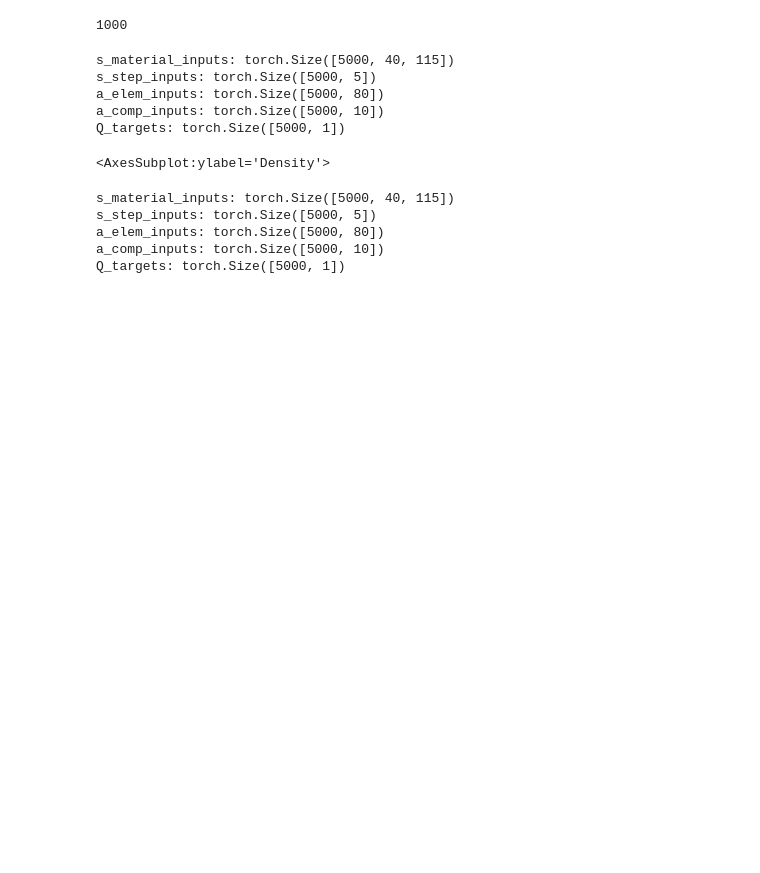
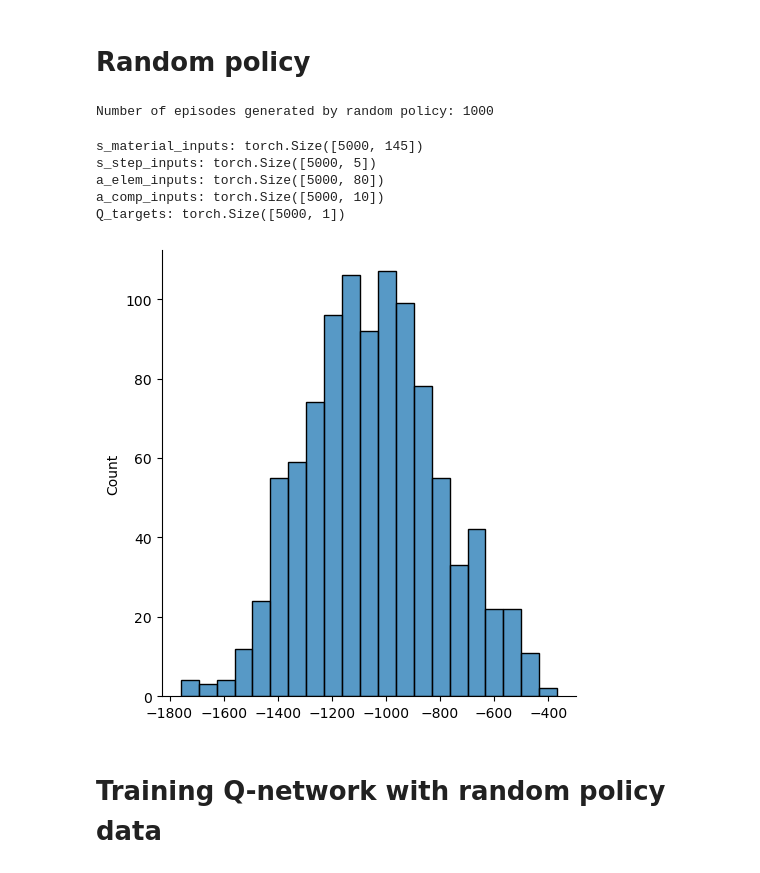
Before and after one commit to eltonpan/RL_materials_generation, a Jupyter notebook: train.ipynb, the cells around one changed output. Drawn from its saved outputs; the diff is of its cells as text; code cells hidden in the pictures; blank space fills up the shorter version.

```diff
--- a/train.ipynb
+++ b/train.ipynb
@@ -18,11 +17,13 @@ os.environ["CUDA_VISIBLE_DEVICES"]="1"
+# %% [markdown]
+# Random policy
 # %%
 # Load Q_data_random
 with open('./data/Q_data_random.pkl', 'rb') as f:
     Q_data_random = pickle.load(f)
 
-print(len(Q_data_random))
+print('Number of episodes generated by random policy:',len(Q_data_random))
 # %% [output]
-1000
+Number of episodes generated by random policy: 1000
 # %%
 s_material_inputs = []
 s_step_inputs     = []
@@ -35,7 +36,7 @@ for episode in Q_data_random:
         # state, action, reward = step
         [s_material, s_step], [a_elem, a_comp], Q_target = step
 
-        s_material = torch.tensor(s_material)
+        s_material = torch.tensor(s_material).float()
         s_step = torch.tensor(s_step)
         a_elem = torch.tensor(a_elem)
         a_comp = torch.tensor(a_comp)
@@ -60,7 +61,7 @@ print('a_comp_inputs:', a_comp_inputs.shape)
 print('Q_targets:', Q_targets.shape)
 print('')
 # %% [output]
-s_material_inputs: torch.Size([5000, 40, 115])
+s_material_inputs: torch.Size([5000, 145])
 s_step_inputs: torch.Size([5000, 5])
 a_elem_inputs: torch.Size([5000, 80])
 a_comp_inputs: torch.Size([5000, 10])
@@ -68,27 +69,24 @@ Q_targets: torch.Size([5000, 1])
 # %%
 # Plot distribution of final rewards by random policy
 final_rewards_random = Q_targets[0::5].reshape(-1) # find final rewards
-sns.distplot(final_rewards_random)
+sns.displot(final_rewards_random)
+plt.show()
 # %% [output]
-<AxesSubplot:ylabel='Density'>
+[figure, added]
+# %% [markdown]
+# Training Q-network with random policy data
 # %%
-sample_size = 5000
-s_material_inputs = s_material_inputs[:sample_size,:]
-s_step_inputs = s_step_inputs[:sample_size,:]
-a_elem_inputs = a_elem_inputs[:sample_size,:]
-a_comp_inputs = a_comp_inputs[:sample_size,:]
-Q_targets = Q_targets[:sample_size,:]
-print('s_material_inputs:', s_material_inputs.shape)
-print('s_step_inputs:', s_step_inputs.shape)
-print('a_elem_inputs:', a_elem_inputs.shape)
-print('a_comp_inputs:', a_comp_inputs.shape)
-print('Q_targets:', Q_targets.shape)
+# sample_size = 5000
+# s_material_inputs = s_material_inputs[:sample_size,:]
+# s_step_inputs = s_step_inputs[:sample_size,:]
+# a_elem_inputs = a_elem_inputs[:sample_size,:]
+# a_comp_inputs = a_comp_inputs[:sample_size,:]
+# Q_targets = Q_targets[:sample_size,:]
+# print('s_material_inputs:', s_material_inputs.shape)
+# print('s_step_inputs:', s_step_inputs.shape)
+# print('a_elem_inputs:', a_elem_inputs.shape)
+# print('a_comp_inputs:', a_comp_inputs.shape)
+# print('Q_targets:', Q_targets.shape)
-# %% [output]
-s_material_inputs: torch.Size([5000, 40, 115])
-s_step_inputs: torch.Size([5000, 5])
-a_elem_inputs: torch.Size([5000, 80])
-a_comp_inputs: torch.Size([5000, 10])
-Q_targets: torch.Size([5000, 1])
 # %%
 # Initialize Q network
 dqn = DQN_pytorch()
```
Also changed, not shown: parts of 11 cells of this notebook, 5 other files.
